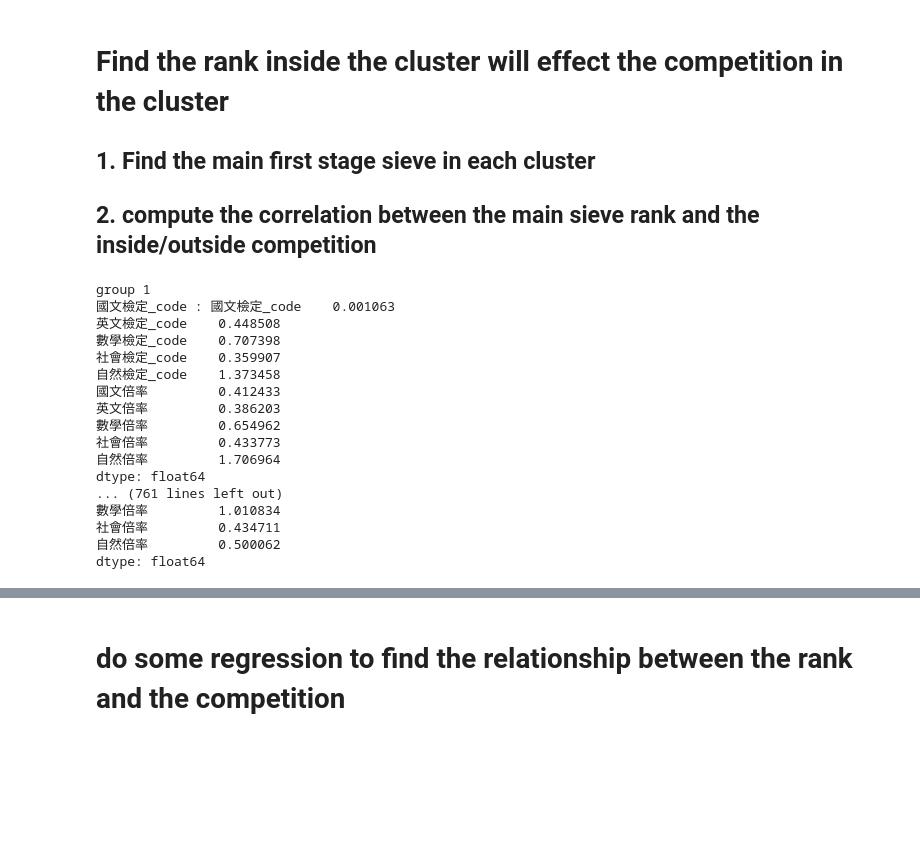
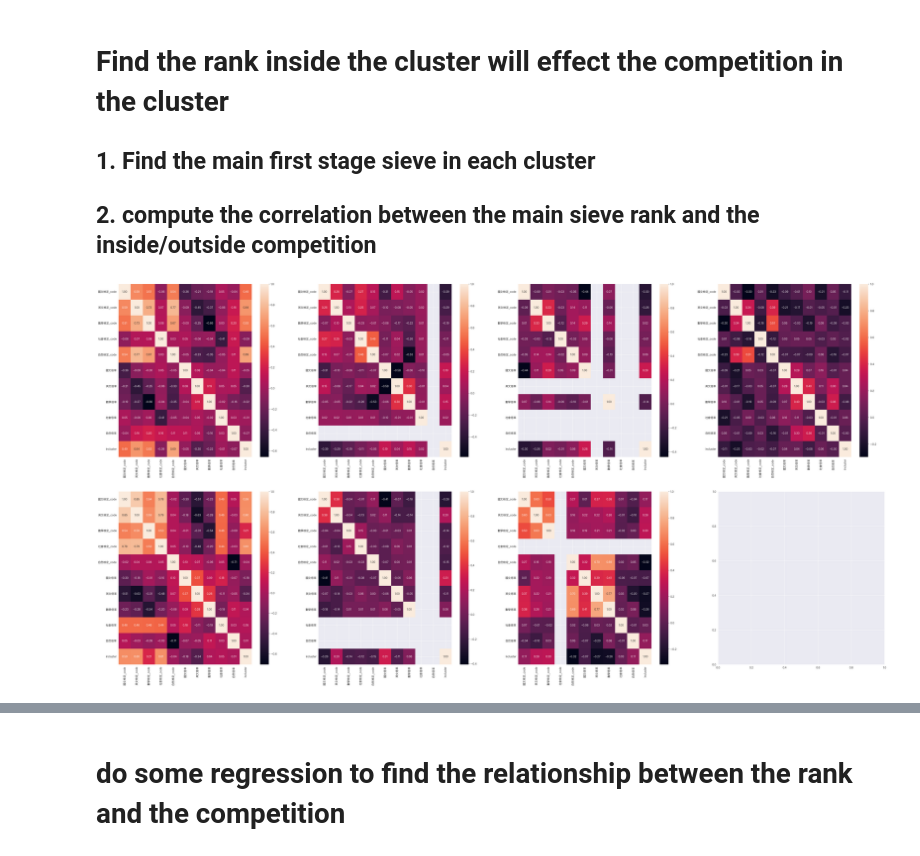
Before and after one commit to marsneko/schoolNetworkGithub, a Jupyter notebook: analyzeCodes/ClusteredDataAnalyze.ipynb, the cells around one changed output, grey strips where cells are left out. Saved outputs shown, nothing was run; the diff lists cells and outputs as text; code cells hidden in the pictures; blank space fills up the shorter version.

```diff
--- a/analyzeCodes/ClusteredDataAnalyze.ipynb
+++ b/analyzeCodes/ClusteredDataAnalyze.ipynb
@@ -213,29 +215,40 @@ group 2
+# %%
+temp = columnlist.copy()
+temp.append('incluster')
+plt.subplots(2,4,figsize=(50,25))
+for idx,df_ in enumerate(clustered_data.values()):
+    plt.subplot(2,4,idx+1)
+    sns.heatmap(rankdf[rankdf['cluster'] == idx+1][temp].corr(),annot=True,fmt=".2f")
+plt.show()
+# %% [output]
+[figure, added]
 # %%
 # find the main sieve
+"""
 for idx,df_ in enumerate(clustered_data.values()):
     print(f'group {idx+1}')
     for col in columnlist:
         print(f"{col} : {(df_[columnlist].mean() - cleaned_df[columnlist].mean()).abs()/(cleaned_df[columnlist].std())}")
+"""
+#find the main sieve by mean
+mainsievesByMean = dict()
+for idx,df_ in enumerate(clustered_data.values()):
+    mainsievesByMean[idx+1] = ((df_[columnlist].mean() - cleaned_df[columnlist].mean()).abs()/(cleaned_df[columnlist].std())).nlargest(2).index.values
 
-mainsieves = dict()
+#find the main sieve by var
+mainsievesByVar = dict()
 for idx,df_ in enumerate(clustered_data.values()):
-    mainsieves[idx+1] = ((df_[columnlist].mean() - cleaned_df[columnlist].mean()).abs()/(cleaned_df[columnlist].std())).nlargest(2).index.values
+    mainsievesByVar[idx+1] = (df_[columnlist].var()/(cleaned_df[columnlist].var())).nlargest(2).index.values
+
+#find the main sieve by assigment
+mainsievesByAssigment = {
+    # set the main sieve
+    1:["數學檢定_code","自然檢定_code"],
+    2:["國文檢定_code","社會檢定_code"],
+    3:["數學倍率","國文倍率"],
+    4:["自然檢定_code","數學檢定_code"],
+    5:["英文檢定_code","社會檢定_code"],
+    6:["英文檢定_code","國文檢定_code"],
+    7:["數學檢定_code","國文檢定_code"],
+}
-# %% [output]
-group 1
-國文檢定_code : 國文檢定_code    0.001063
-英文檢定_code    0.448508
-數學檢定_code    0.707398
-社會檢定_code    0.359907
-自然檢定_code    1.373458
-國文倍率         0.412433
-英文倍率         0.386203
-數學倍率         0.654962
-社會倍率         0.433773
-自然倍率         1.706964
-dtype: float64
-... (761 lines left out)
-數學倍率         1.010834
-社會倍率         0.434711
-自然倍率         0.500062
-dtype: float64
 # %%
```
Also changed, not shown: parts of 4 cells of this notebook.
